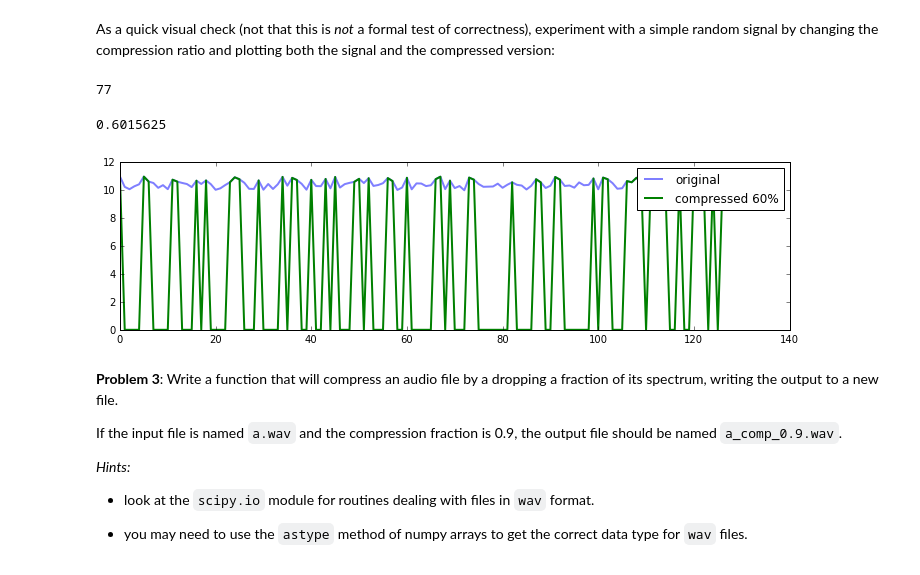
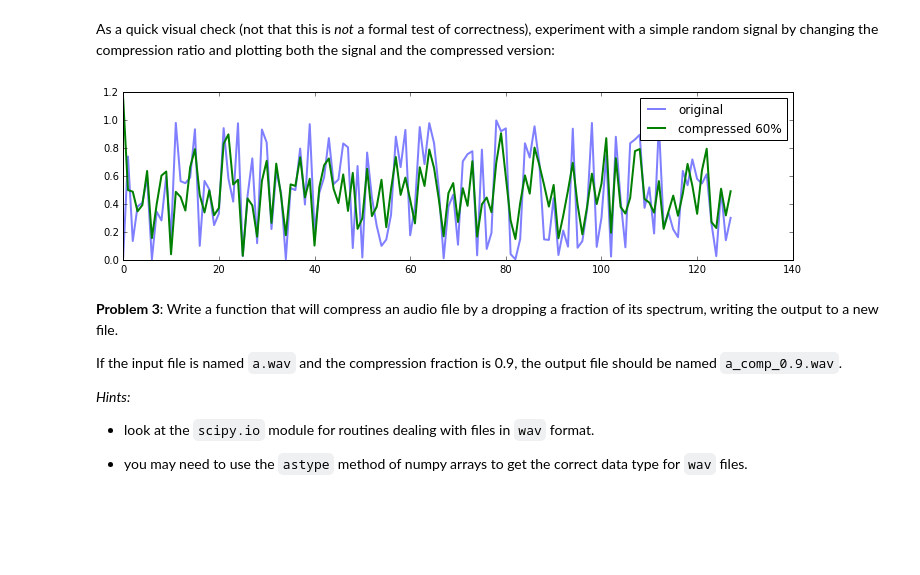
Before and after one commit to cyivy1992/AY250-homeworks, a Jupyter notebook: hw_1/hw_1_assignment.ipynb, the cells around one changed output. Drawn from its saved outputs; the diff is of its cells as text; code cells hidden in the pictures; blank space fills up the shorter version.

```diff
--- a/hw_1/hw_1_assignment.ipynb
+++ b/hw_1/hw_1_assignment.ipynb
@@ -306,29 +307,29 @@ def compress_signal(x, fraction):
       1-d real array reconstructed after having compressed the input.
     """
     # your code here
-    threshold = np.percentile(x, 100*fraction) # elements with values below this threshold will be zeroed out
-    x_approx = x * (x>threshold)
+    x_fft = np.fft.rfft(x)
+    threshold = np.percentile(x_fft, 100*fraction) # elements with values below this threshold will be zeroed out
+    x_fft_approx = x_fft * (x_fft>threshold)
+    x_approx = np.fft.irfft(x_fft_approx)
     return x_approx
 # %% [markdown]
 As a quick visual check (not that this is *not* a formal test of correctness), experiment with a simple random signal by changing the compression ratio and plotting both the signal and the compressed version:
 # %%
-x = np.random.rand(128) + 10
+x = np.random.rand(128)
 # %%
 fraction = 0.6  # play changing this in the 0-1 range
 
 xa = compress_signal(x, fraction)
 
 plt.figure(figsize=(12,3))
 plt.plot(x, alpha=0.5, lw=2, label='original')
 plt.plot(xa, lw=2, label='compressed {0:.0%}'.format(fraction))
 plt.legend();
 
-print(sum(xa<10))
-77/128
+#print(sum(xa<10))
+#77/128
 # %% [output]
-77
-0.6015625
-[figure, old version]
+[figure, new version]
 # %% [markdown]
 **Problem 3**: Write a function that will compress an audio file by a dropping a fraction of its spectrum, writing the output to a new file.
 
```
Also changed, not shown: parts of 10 cells of this notebook.
